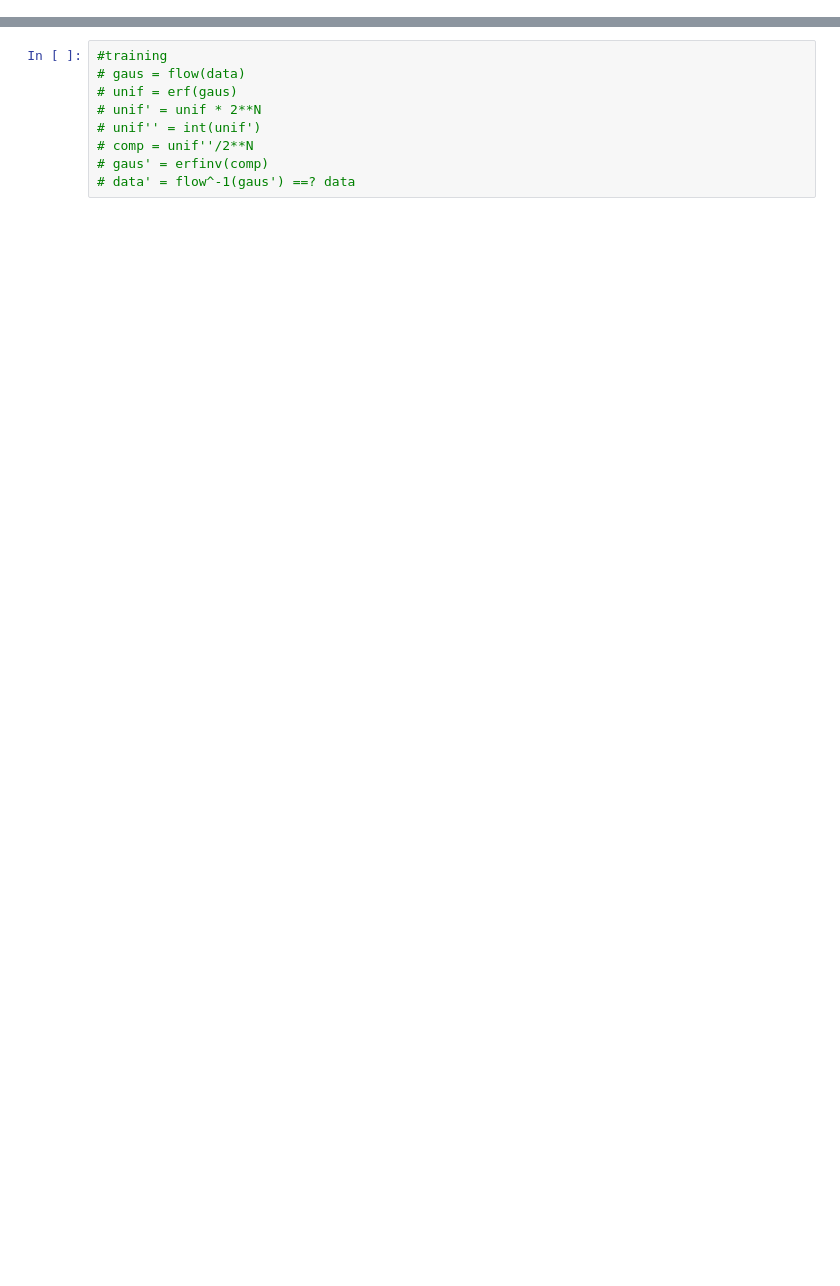
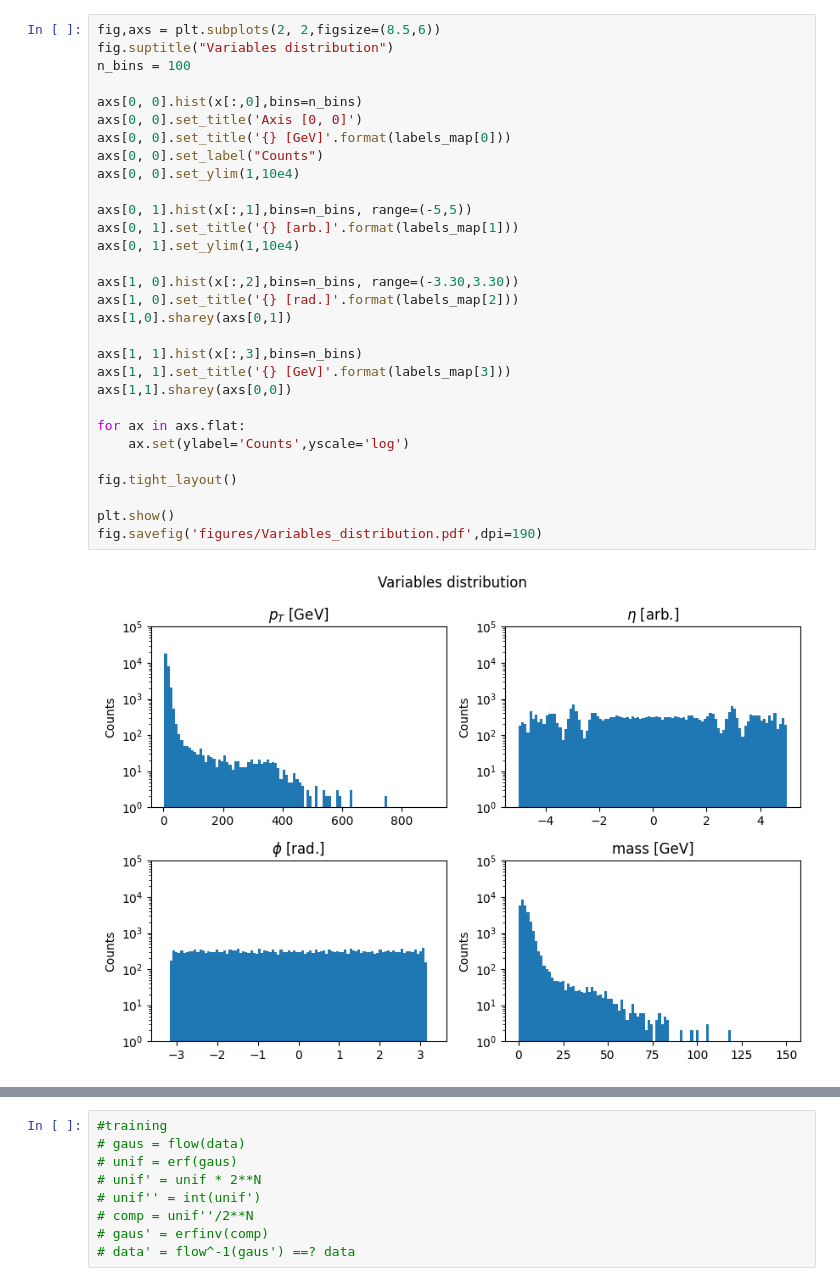
Before and after one commit to igordt/CMEPDA, a Jupyter notebook: Originale.ipynb, the cells around one changed output, grey strips where cells are left out. Drawn from its saved outputs; the diff is of its cells as text; blank space fills up the shorter version.

```diff
--- a/Originale.ipynb
+++ b/Originale.ipynb
@@ -12,0 +188,32 @@ file_id_val = "1WC-TS1pel_lUT7bPenVyDXKEQjxjAmlg" #links = 1 (920599)events
+# %%
+fig,axs = plt.subplots(2, 2,figsize=(8.5,6))
+fig.suptitle("Variables distribution")
+n_bins = 100
+
+axs[0, 0].hist(x[:,0],bins=n_bins)
+axs[0, 0].set_title('Axis [0, 0]')
+axs[0, 0].set_title('{} [GeV]'.format(labels_map[0]))
+axs[0, 0].set_label("Counts")
+axs[0, 0].set_ylim(1,10e4)
+
+axs[0, 1].hist(x[:,1],bins=n_bins, range=(-5,5))
+axs[0, 1].set_title('{} [arb.]'.format(labels_map[1]))
+axs[0, 1].set_ylim(1,10e4)
+
+axs[1, 0].hist(x[:,2],bins=n_bins, range=(-3.30,3.30))
+axs[1, 0].set_title('{} [rad.]'.format(labels_map[2]))
+axs[1,0].sharey(axs[0,1])
+
+axs[1, 1].hist(x[:,3],bins=n_bins)
+axs[1, 1].set_title('{} [GeV]'.format(labels_map[3]))
+axs[1,1].sharey(axs[0,0])
+
+for ax in axs.flat:
+    ax.set(ylabel='Counts',yscale='log')
+
+fig.tight_layout()
+
+plt.show()
+fig.savefig('figures/Variables_distribution.pdf',dpi=190)
+# %% [output]
+[figure, added]
```
Also changed, not shown: parts of 28 cells of this notebook.
